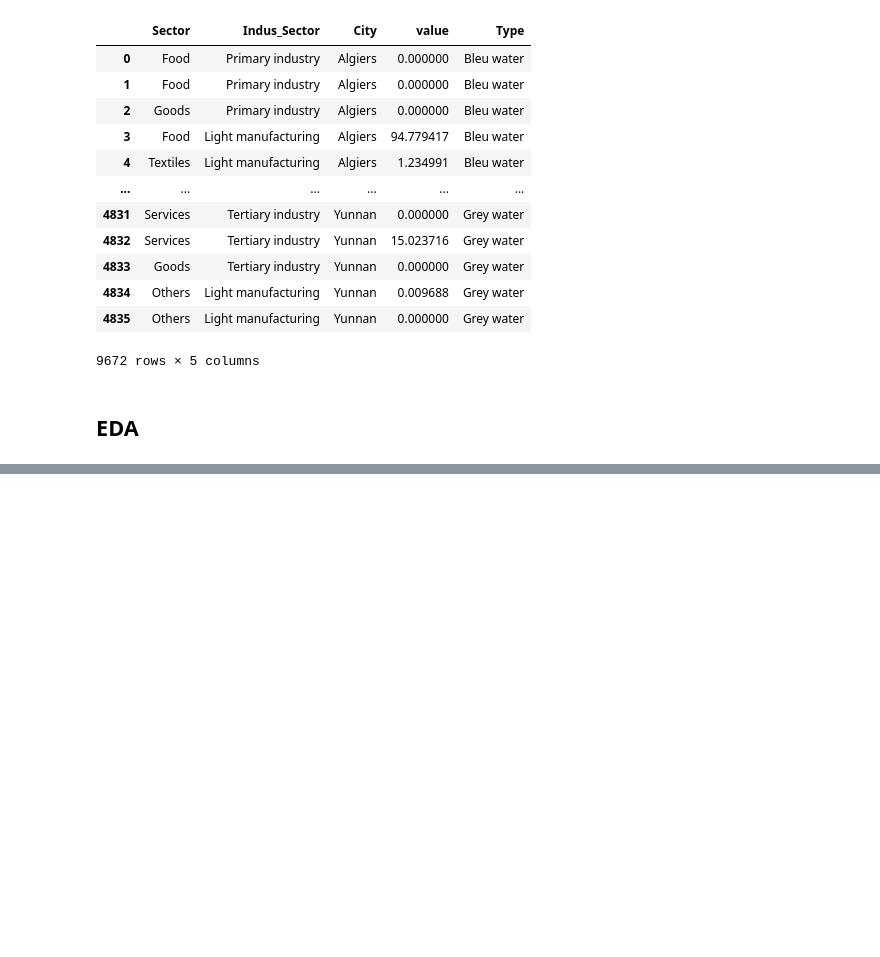
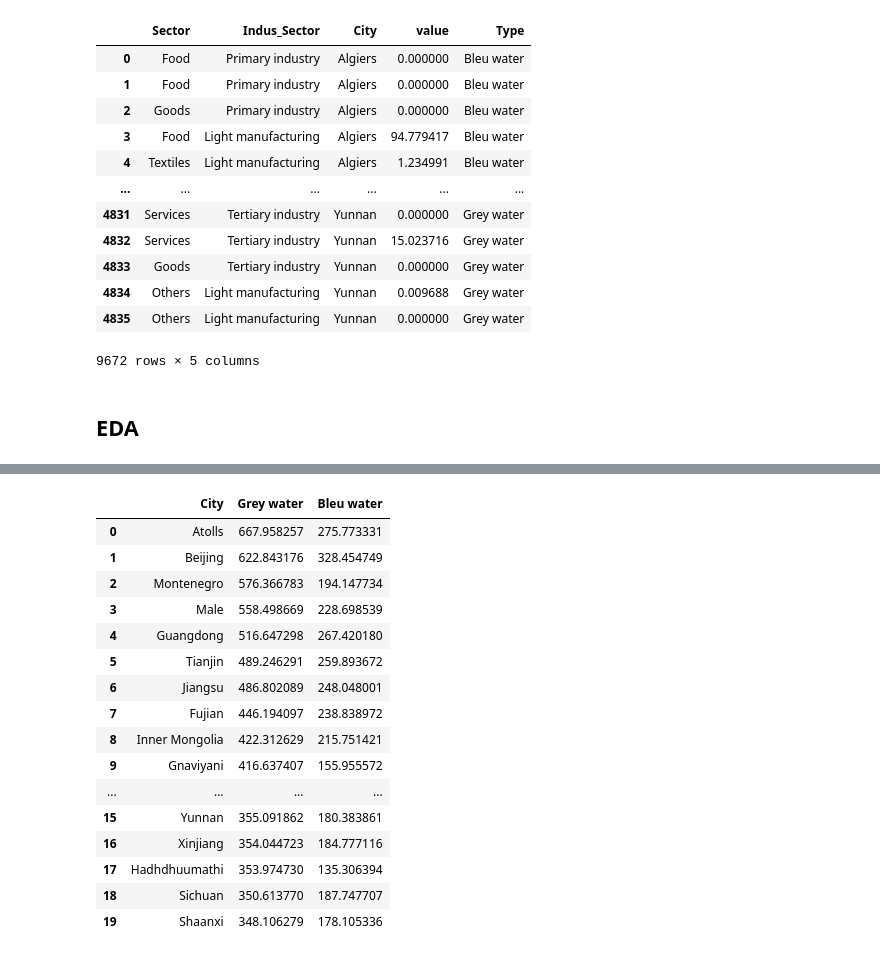
Before and after one commit to mohamed-hachaichi/Virtual_Water_Project, a Jupyter notebook: Code/Code.ipynb, the cells around one changed output, grey strips where cells are left out. Drawn from its saved outputs; the diff is of its cells as text; code cells hidden in the pictures; blank space fills up the shorter version.

```diff
--- a/Code/Code.ipynb
+++ b/Code/Code.ipynb
@@ -892,0 +882,20 @@ tot
+# %%
+d
+# %% [output]
+|  | City | Grey water | Bleu water |
+| 0 | Atolls | 667.958257 | 275.773331 |
+| 1 | Beijing | 622.843176 | 328.454749 |
+| 2 | Montenegro | 576.366783 | 194.147734 |
+| 3 | Male | 558.498669 | 228.698539 |
+| 4 | Guangdong | 516.647298 | 267.420180 |
+| 5 | Tianjin | 489.246291 | 259.893672 |
+| 6 | Jiangsu | 486.802089 | 248.048001 |
+| 7 | Fujian | 446.194097 | 238.838972 |
+| 8 | Inner Mongolia | 422.312629 | 215.751421 |
+| 9 | Gnaviyani | 416.637407 | 155.955572 |
+| ... | ... | ... | ... |
+| 15 | Yunnan | 355.091862 | 180.383861 |
+| 16 | Xinjiang | 354.044723 | 184.777116 |
+| 17 | Hadhdhuumathi | 353.974730 | 135.306394 |
+| 18 | Sichuan | 350.613770 | 187.747707 |
+| 19 | Shaanxi | 348.106279 | 178.105336 |
```
Also changed, not shown: parts of 11 cells of this notebook, 6 other files.
